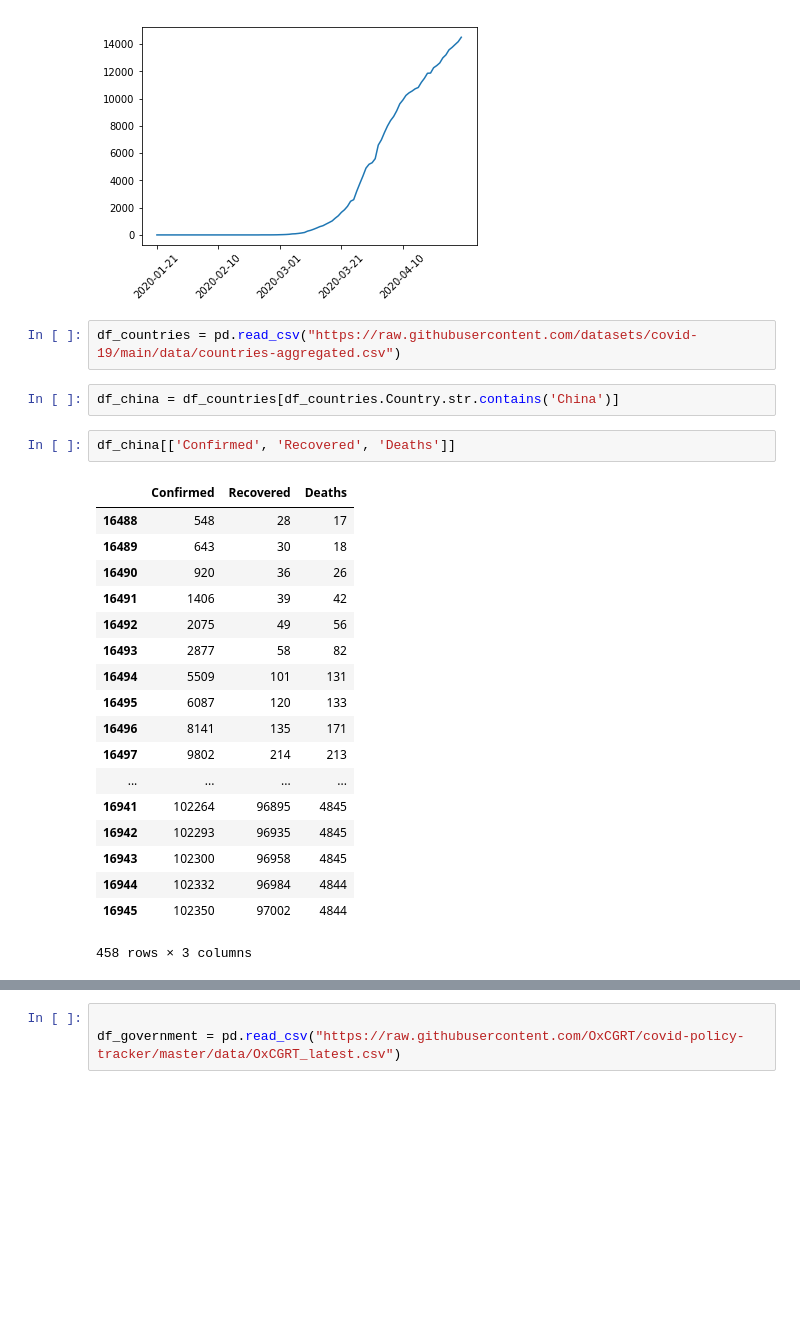
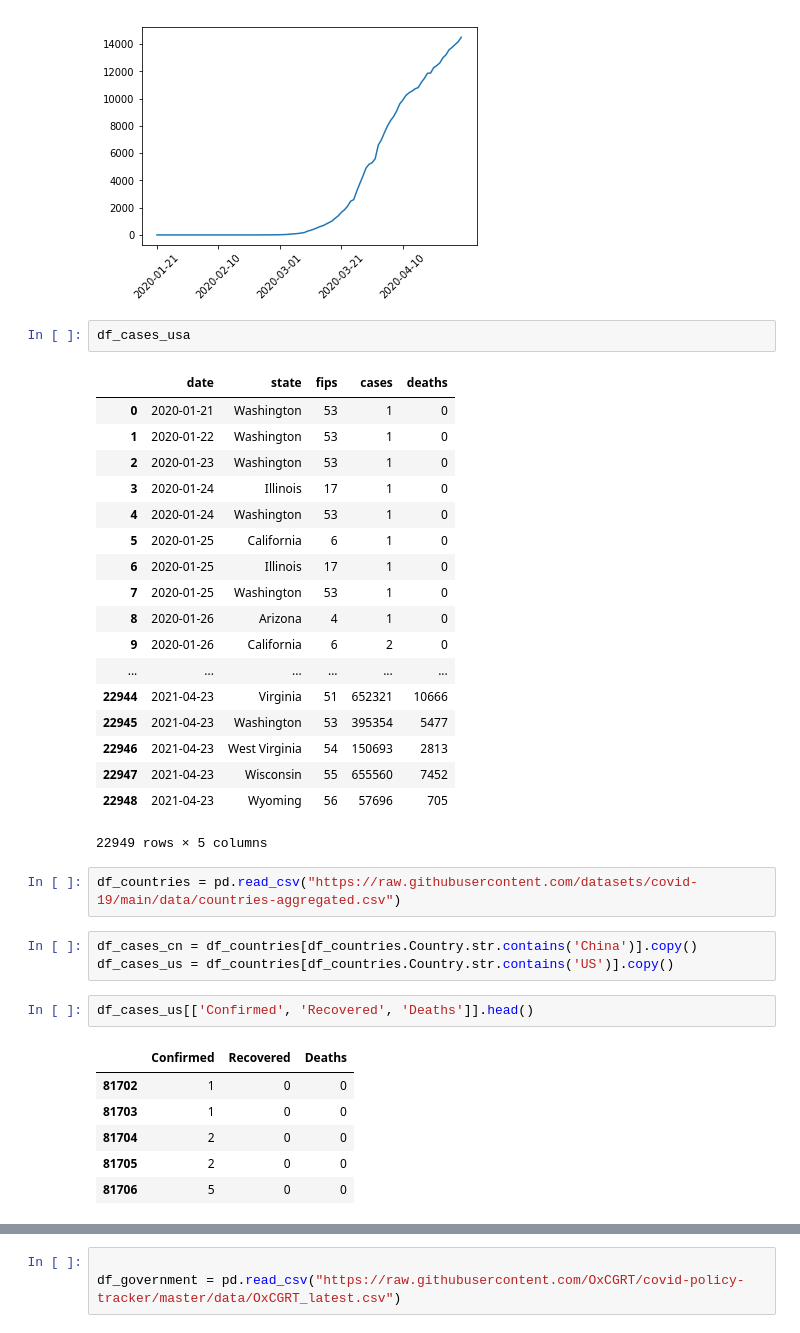
Before and after one commit to xiaolng/GSGHack_project10, a Jupyter notebook: plot_time_series.ipynb, the cells around one changed output, grey strips where cells are left out. Saved outputs shown, nothing was run; the diff lists cells and outputs as text; blank space fills up the shorter version.

```diff
--- a/plot_time_series.ipynb
+++ b/plot_time_series.ipynb
@@ -43,28 +23,38 @@ ax.set_xticks(ticks);
 ax.set_xticklabels(x.iloc[ ticks ], rotation=45);
 # %% [output]
 [figure]
+# %%
+df_cases_usa
+# %% [output]
+|  | date | state | fips | cases | deaths |
+| 0 | 2020-01-21 | Washington | 53 | 1 | 0 |
+| 1 | 2020-01-22 | Washington | 53 | 1 | 0 |
+| 2 | 2020-01-23 | Washington | 53 | 1 | 0 |
+| 3 | 2020-01-24 | Illinois | 17 | 1 | 0 |
+| 4 | 2020-01-24 | Washington | 53 | 1 | 0 |
+| 5 | 2020-01-25 | California | 6 | 1 | 0 |
+| 6 | 2020-01-25 | Illinois | 17 | 1 | 0 |
+| 7 | 2020-01-25 | Washington | 53 | 1 | 0 |
+| 8 | 2020-01-26 | Arizona | 4 | 1 | 0 |
+| 9 | 2020-01-26 | California | 6 | 2 | 0 |
+| ... | ... | ... | ... | ... | ... |
+| 22944 | 2021-04-23 | Virginia | 51 | 652321 | 10666 |
+| 22945 | 2021-04-23 | Washington | 53 | 395354 | 5477 |
+| 22946 | 2021-04-23 | West Virginia | 54 | 150693 | 2813 |
+| 22947 | 2021-04-23 | Wisconsin | 55 | 655560 | 7452 |
+| 22948 | 2021-04-23 | Wyoming | 56 | 57696 | 705 |
+22949 rows × 5 columns
 # %%
 df_countries = pd.read_csv("https://raw.githubusercontent.com/datasets/covid-19/main/data/countries-aggregated.csv")
 # %%
-df_china = df_countries[df_countries.Country.str.contains('China')]
+df_cases_cn = df_countries[df_countries.Country.str.contains('China')].copy()
+df_cases_us = df_countries[df_countries.Country.str.contains('US')].copy()
 # %%
-df_china[['Confirmed', 'Recovered', 'Deaths']]
+df_cases_us[['Confirmed', 'Recovered', 'Deaths']].head()
 # %% [output]
 |  | Confirmed | Recovered | Deaths |
-| 16488 | 548 | 28 | 17 |
-| 16489 | 643 | 30 | 18 |
-| 16490 | 920 | 36 | 26 |
-| 16491 | 1406 | 39 | 42 |
-| 16492 | 2075 | 49 | 56 |
-| 16493 | 2877 | 58 | 82 |
-| 16494 | 5509 | 101 | 131 |
-| 16495 | 6087 | 120 | 133 |
-| 16496 | 8141 | 135 | 171 |
-| 16497 | 9802 | 214 | 213 |
-| ... | ... | ... | ... |
-| 16941 | 102264 | 96895 | 4845 |
-| 16942 | 102293 | 96935 | 4845 |
-| 16943 | 102300 | 96958 | 4845 |
-| 16944 | 102332 | 96984 | 4844 |
-| 16945 | 102350 | 97002 | 4844 |
+| 81702 | 1 | 0 | 0 |
+| 81703 | 1 | 0 | 0 |
+| 81704 | 2 | 0 | 0 |
+| 81705 | 2 | 0 | 0 |
+| 81706 | 5 | 0 | 0 |
-458 rows × 3 columns
```
Also changed, not shown: parts of 17 cells of this notebook.
